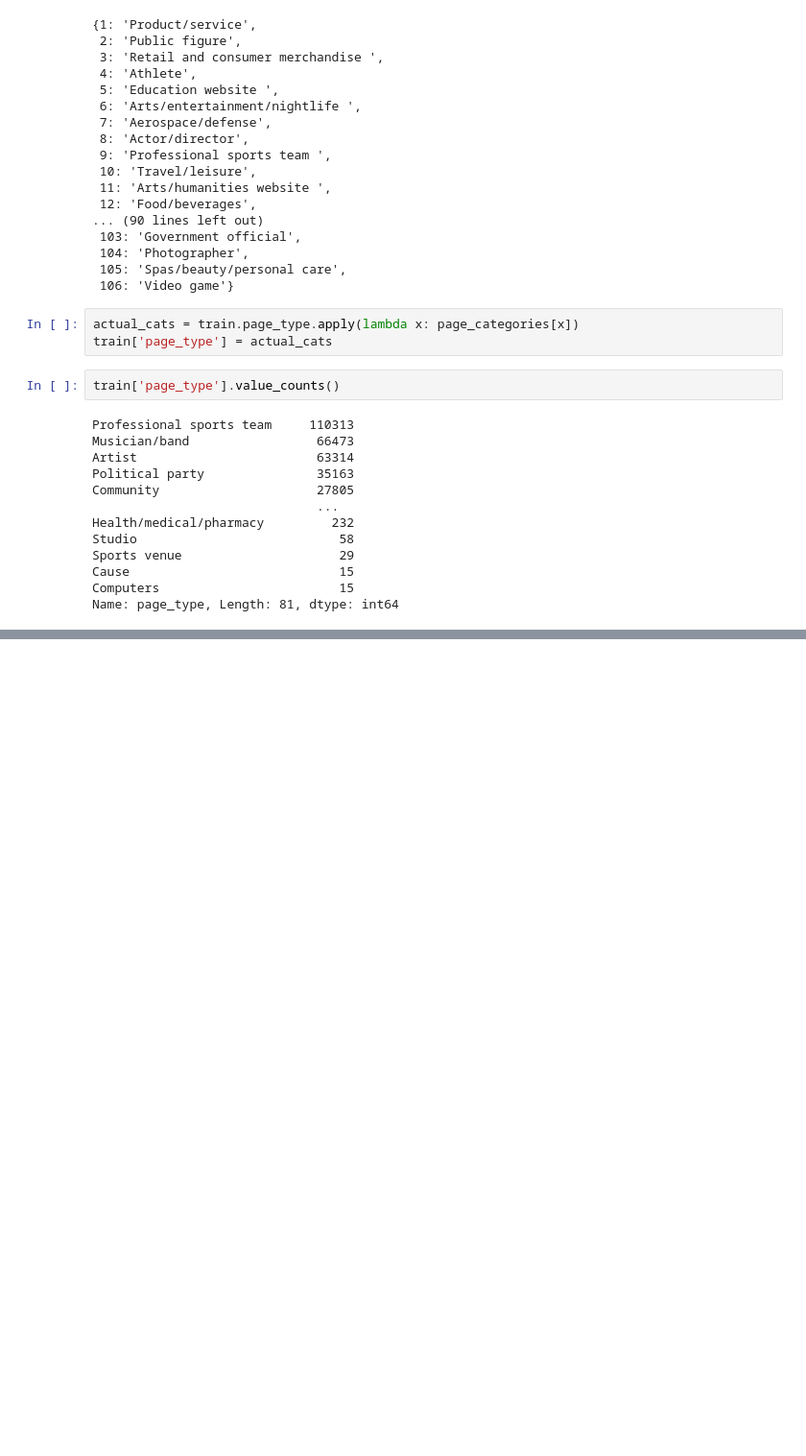
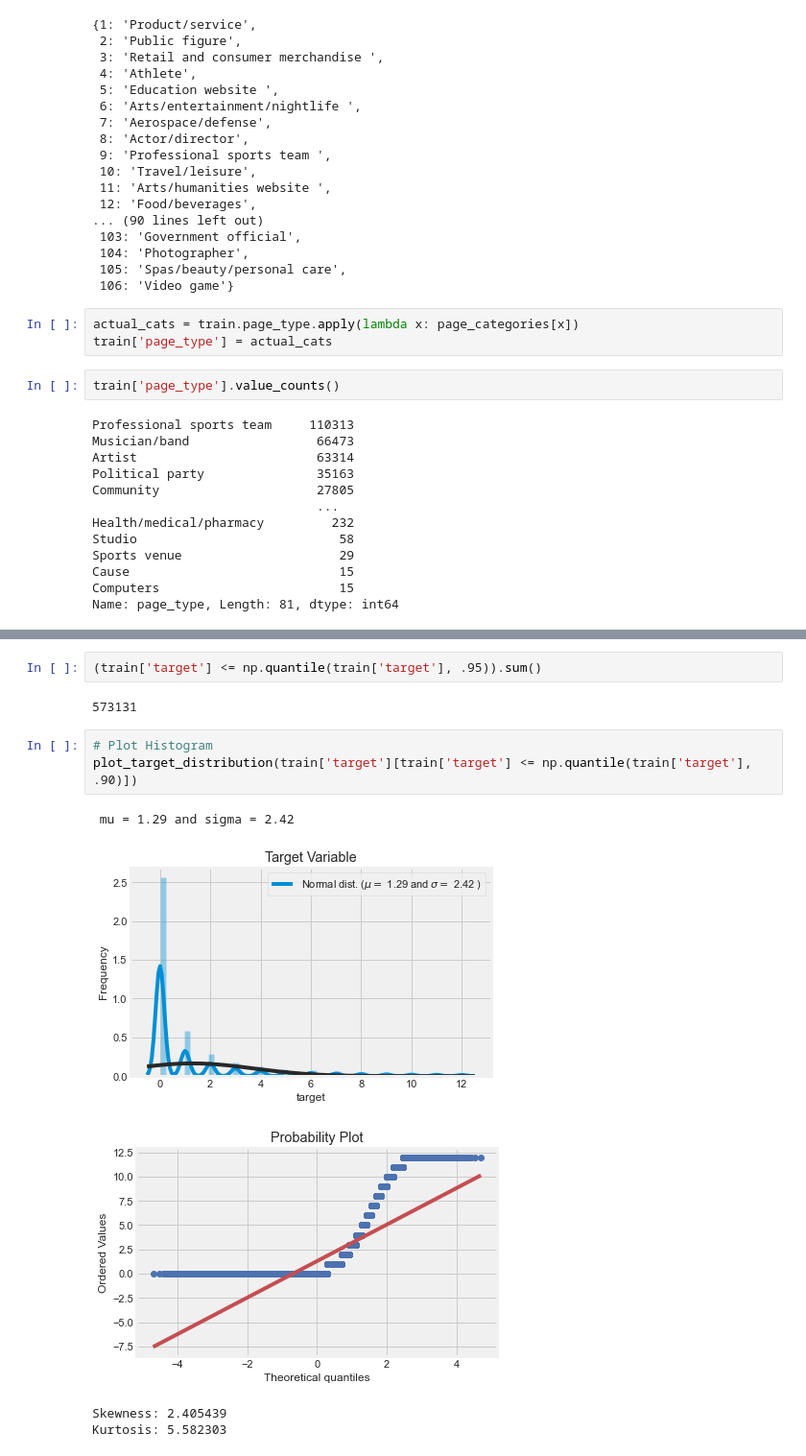
Before and after one commit to isaac-campbell-smith/fb-comments, a Jupyter notebook: notebooks/data_cleaning.ipynb, the cells around one changed output, grey strips where cells are left out. Shown at 96% size. Saved outputs shown, nothing was run; the diff lists cells and outputs as text; blank space fills up the shorter version.

```diff
--- a/notebooks/data_cleaning.ipynb
+++ b/notebooks/data_cleaning.ipynb
@@ -141,0 +177,13 @@ Name: page_type, Length: 81, dtype: int64
+# %%
+(train['target'] <= np.quantile(train['target'], .95)).sum()
+# %% [output]
+573131
+# %%
+# Plot Histogram
+plot_target_distribution(train['target'][train['target'] <= np.quantile(train['target'], .90)])
+# %% [output]
+ mu = 1.29 and sigma = 2.42
+[figure, added]
+[figure, added]
+Skewness: 2.405439
+Kurtosis: 5.582303
```
Also changed, not shown: parts of 9 cells of this notebook.
